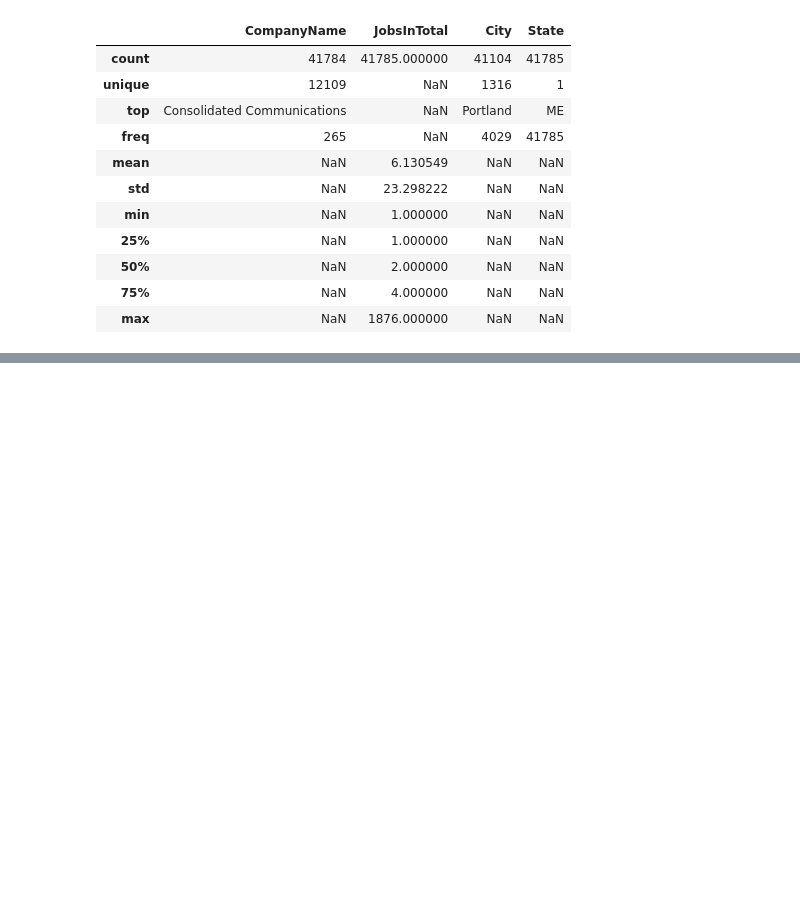
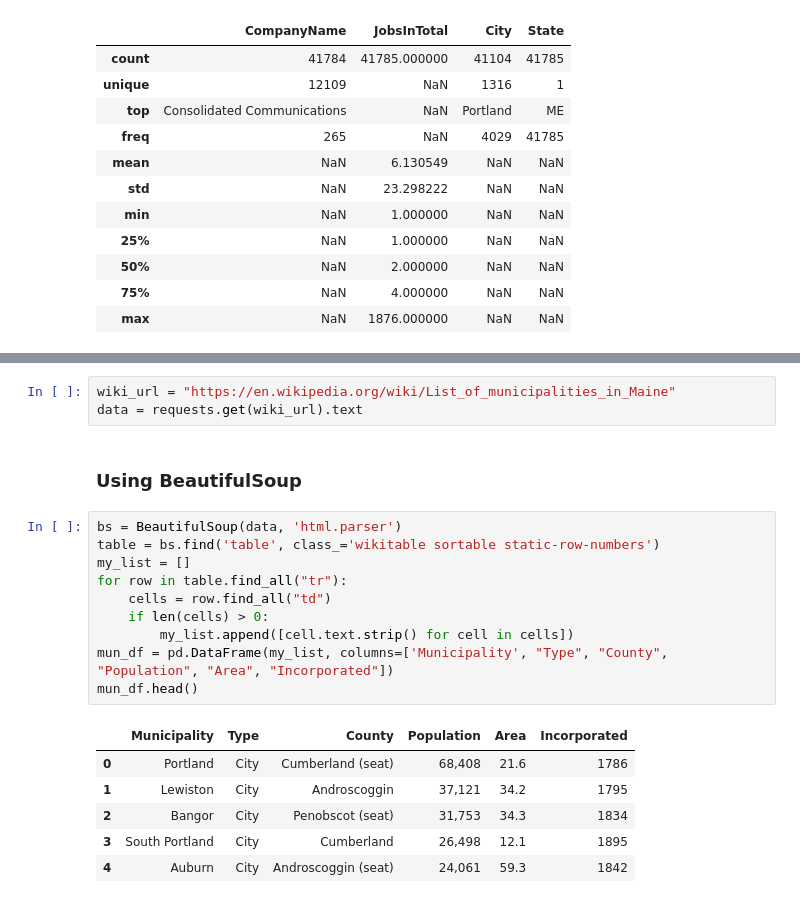
Before and after one commit to Jeisensei/Projects_folder, a Jupyter notebook: Maine_jobs/Maine_jobs.ipynb, the cells around one changed output, grey strips where cells are left out. Drawn from its saved outputs; the diff is of its cells as text; blank space fills up the shorter version.

Commit message:
Working on the Maine Job project

```diff
--- a/Maine_jobs/Maine_jobs.ipynb
+++ b/Maine_jobs/Maine_jobs.ipynb
@@ -57,0 +132,22 @@ df
+# %%
+wiki_url = "https://en.wikipedia.org/wiki/List_of_municipalities_in_Maine"
+data = requests.get(wiki_url).text
+# %% [markdown]
+### Using BeautifulSoup
+# %%
+bs = BeautifulSoup(data, 'html.parser')
+table = bs.find('table', class_='wikitable sortable static-row-numbers')
+my_list = []
+for row in table.find_all("tr"):
+    cells = row.find_all("td")
+    if len(cells) > 0:
+        my_list.append([cell.text.strip() for cell in cells])
+mun_df = pd.DataFrame(my_list, columns=['Municipality', "Type", "County", "Population", "Area", "Incorporated"])
+mun_df.head()
+# %% [output]
+|  | Municipality | Type | County | Population | Area | Incorporated |
+| 0 | Portland | City | Cumberland (seat) | 68,408 | 21.6 | 1786 |
+| 1 | Lewiston | City | Androscoggin | 37,121 | 34.2 | 1795 |
+| 2 | Bangor | City | Penobscot (seat) | 31,753 | 34.3 | 1834 |
+| 3 | South Portland | City | Cumberland | 26,498 | 12.1 | 1895 |
+| 4 | Auburn | City | Androscoggin (seat) | 24,061 | 59.3 | 1842 |
```
Also changed, not shown: parts of 22 cells of this notebook.
